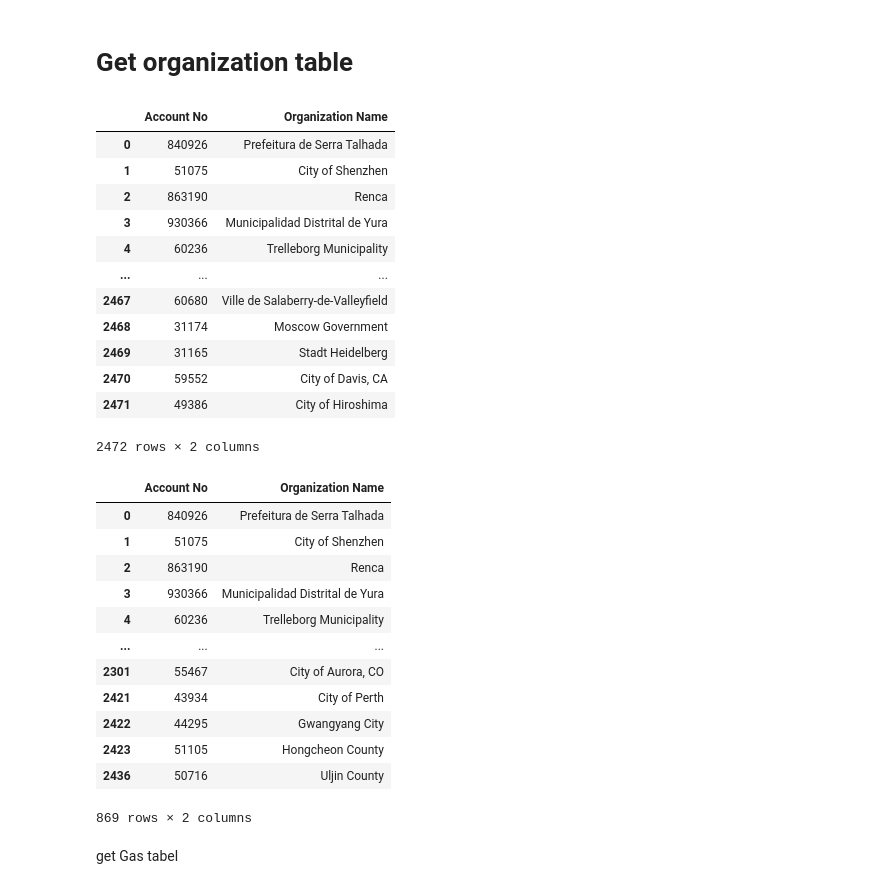
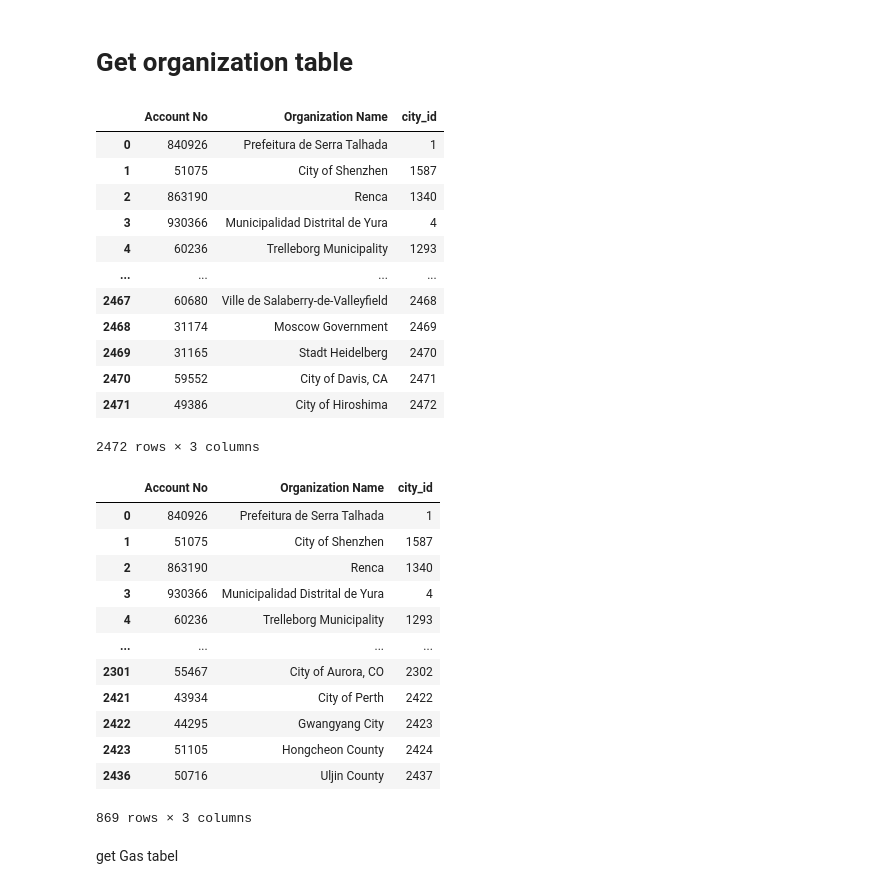
Before and after one commit to noInPutsv2/OLA3_DB, a Jupyter notebook: Assigmet1.ipynb, the cells around one changed output. Drawn from its saved outputs; the diff is of its cells as text; code cells hidden in the pictures.

```diff
--- a/Assigmet1.ipynb
+++ b/Assigmet1.ipynb
@@ -280,47 +291,59 @@ NameError: name 'CityCombine2' is not defined
 # %%
 Org1 = ClimateR[["Organization Number", "Organization Name"]].copy()
 Org2 = CER2017[["Account No", "Organisation"]].copy()
 Org3 = Ccw2017[["Account number", "Organization"]].copy()
 Org4 = GHG[["Account Number", "City Name"]].copy()
 Org5 = CER2016[["Account No", "Organisation"]].copy()
 Org1.columns= ["Account No", "Organization Name"]
 Org2.columns= ["Account No", "Organization Name"]
 Org3.columns= ["Account No", "Organization Name"]
 Org4.columns= ["Account No", "Organization Name"]
 Org5.columns= ["Account No", "Organization Name"]
 OrgCombine= pd.concat([Org1, Org2, Org3, Org4, Org5], ignore_index = True)
+OrgCombine["city_id"] = 0
 OrgCombine
+
+
+# Index difference between MSSQL and Pandas Dataframe
+
+CityLinkOrg = CityCombine2['organization_id']
+CityLinkOrg
+
+for index in CityLinkOrg.index:
+    OrgCombine.loc[OrgCombine["Account No"] == CityLinkOrg[index], 'city_id'] = index+1
+
+OrgCombine
 # %% [output]
-|  | Account No | Organization Name |
-| 0 | 840926 | Prefeitura de Serra Talhada |
-| 1 | 51075 | City of Shenzhen |
-| 2 | 863190 | Renca |
-| 3 | 930366 | Municipalidad Distrital de Yura |
-| 4 | 60236 | Trelleborg Municipality |
-| ... | ... | ... |
-| 2467 | 60680 | Ville de Salaberry-de-Valleyfield |
-| 2468 | 31174 | Moscow Government |
-| 2469 | 31165 | Stadt Heidelberg |
-| 2470 | 59552 | City of Davis, CA |
-| 2471 | 49386 | City of Hiroshima |
+|  | Account No | Organization Name | city_id |
+| 0 | 840926 | Prefeitura de Serra Talhada | 1 |
+| 1 | 51075 | City of Shenzhen | 1587 |
+| 2 | 863190 | Renca | 1340 |
+| 3 | 930366 | Municipalidad Distrital de Yura | 4 |
+| 4 | 60236 | Trelleborg Municipality | 1293 |
+| ... | ... | ... | ... |
+| 2467 | 60680 | Ville de Salaberry-de-Valleyfield | 2468 |
+| 2468 | 31174 | Moscow Government | 2469 |
+| 2469 | 31165 | Stadt Heidelberg | 2470 |
+| 2470 | 59552 | City of Davis, CA | 2471 |
+| 2471 | 49386 | City of Hiroshima | 2472 |
-2472 rows × 2 columns
+2472 rows × 3 columns
 # %%
 OrgCombine = OrgCombine.drop_duplicates(subset = ["Account No"],keep = "first")
 OrgCombine
 # %% [output]
-|  | Account No | Organization Name |
-| 0 | 840926 | Prefeitura de Serra Talhada |
-| 1 | 51075 | City of Shenzhen |
-| 2 | 863190 | Renca |
-| 3 | 930366 | Municipalidad Distrital de Yura |
-| 4 | 60236 | Trelleborg Municipality |
-| ... | ... | ... |
-| 2301 | 55467 | City of Aurora, CO |
-| 2421 | 43934 | City of Perth |
-| 2422 | 44295 | Gwangyang City |
-| 2423 | 51105 | Hongcheon County |
-| 2436 | 50716 | Uljin County |
+|  | Account No | Organization Name | city_id |
+| 0 | 840926 | Prefeitura de Serra Talhada | 1 |
+| 1 | 51075 | City of Shenzhen | 1587 |
+| 2 | 863190 | Renca | 1340 |
+| 3 | 930366 | Municipalidad Distrital de Yura | 4 |
+| 4 | 60236 | Trelleborg Municipality | 1293 |
+| ... | ... | ... | ... |
+| 2301 | 55467 | City of Aurora, CO | 2302 |
+| 2421 | 43934 | City of Perth | 2422 |
+| 2422 | 44295 | Gwangyang City | 2423 |
+| 2423 | 51105 | Hongcheon County | 2424 |
+| 2436 | 50716 | Uljin County | 2437 |
-869 rows × 2 columns
+869 rows × 3 columns
 # %% [markdown]
 get Gas tabel
 # %%
```
Also changed, not shown: parts of 9 cells of this notebook.
